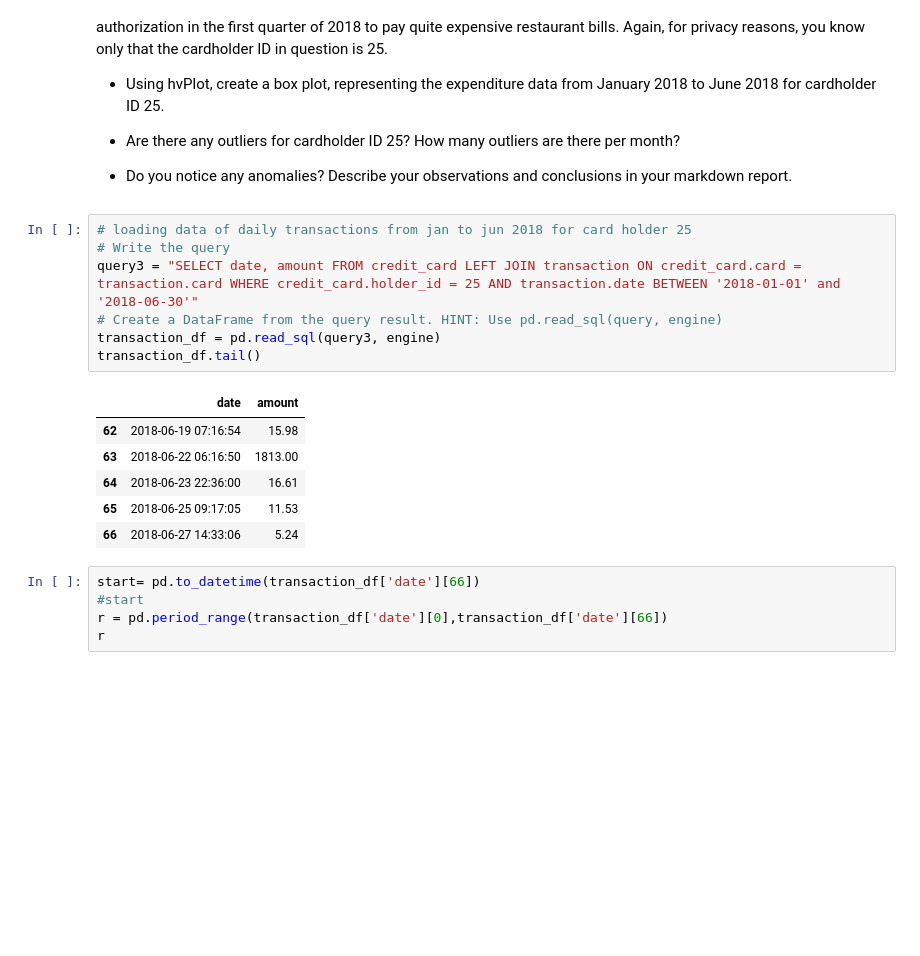
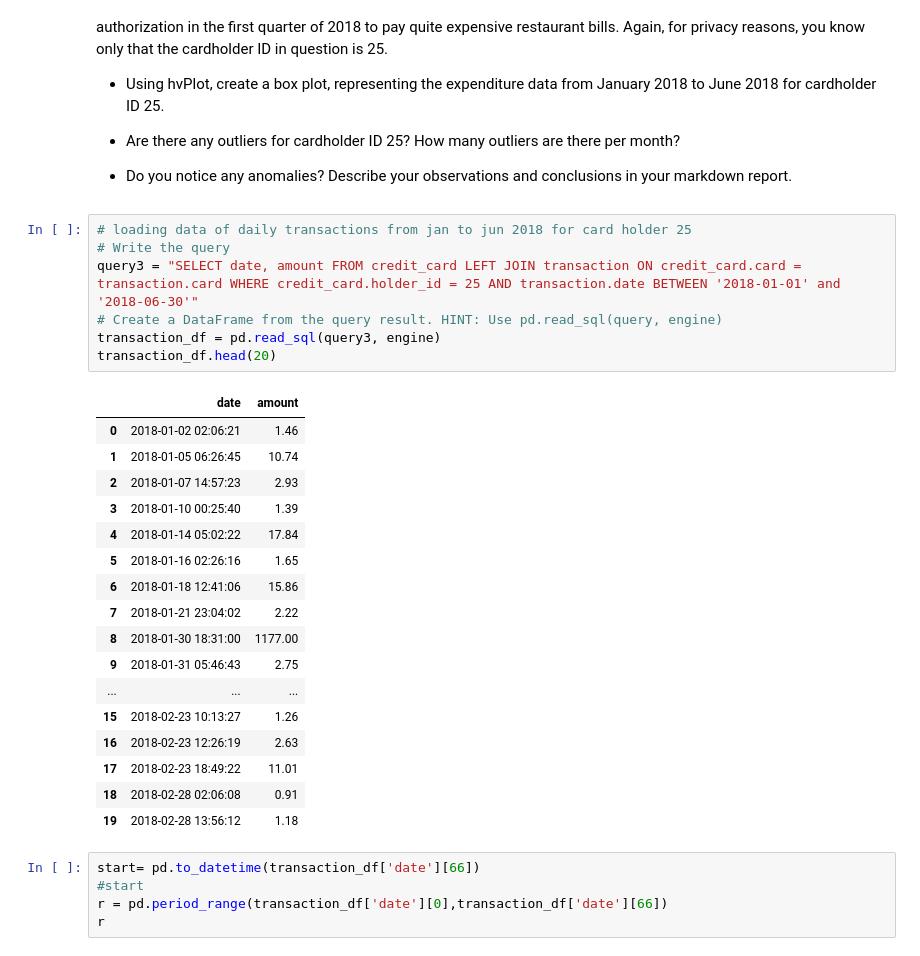
Before and after one commit to ycolagelo/Suspicious-Transaction-Analysis, a Jupyter notebook: visual_data_analysis.ipynb, the cells around one changed output. Drawn from its saved outputs; the diff is of its cells as text; blank space fills up the shorter version.

```diff
--- a/visual_data_analysis.ipynb
+++ b/visual_data_analysis.ipynb
@@ -85,17 +81,28 @@ The CEO of the biggest customer of the firm suspects that someone has used her c
 # %%
 # loading data of daily transactions from jan to jun 2018 for card holder 25
 # Write the query
 query3 = "SELECT date, amount FROM credit_card LEFT JOIN transaction ON credit_card.card = transaction.card WHERE credit_card.holder_id = 25 AND transaction.date BETWEEN '2018-01-01' and '2018-06-30'"
 # Create a DataFrame from the query result. HINT: Use pd.read_sql(query, engine)
 transaction_df = pd.read_sql(query3, engine)
-transaction_df.tail()
+transaction_df.head(20)
 # %% [output]
 |  | date | amount |
-| 62 | 2018-06-19 07:16:54 | 15.98 |
-| 63 | 2018-06-22 06:16:50 | 1813.00 |
-| 64 | 2018-06-23 22:36:00 | 16.61 |
-| 65 | 2018-06-25 09:17:05 | 11.53 |
-| 66 | 2018-06-27 14:33:06 | 5.24 |
+| 0 | 2018-01-02 02:06:21 | 1.46 |
+| 1 | 2018-01-05 06:26:45 | 10.74 |
+| 2 | 2018-01-07 14:57:23 | 2.93 |
+| 3 | 2018-01-10 00:25:40 | 1.39 |
+| 4 | 2018-01-14 05:02:22 | 17.84 |
+| 5 | 2018-01-16 02:26:16 | 1.65 |
+| 6 | 2018-01-18 12:41:06 | 15.86 |
+| 7 | 2018-01-21 23:04:02 | 2.22 |
+| 8 | 2018-01-30 18:31:00 | 1177.00 |
+| 9 | 2018-01-31 05:46:43 | 2.75 |
+| ... | ... | ... |
+| 15 | 2018-02-23 10:13:27 | 1.26 |
+| 16 | 2018-02-23 12:26:19 | 2.63 |
+| 17 | 2018-02-23 18:49:22 | 11.01 |
+| 18 | 2018-02-28 02:06:08 | 0.91 |
+| 19 | 2018-02-28 13:56:12 | 1.18 |
 # %%
 start= pd.to_datetime(transaction_df['date'][66])
 #start
```
Also changed, not shown: parts of 5 cells of this notebook, 1 other file.
